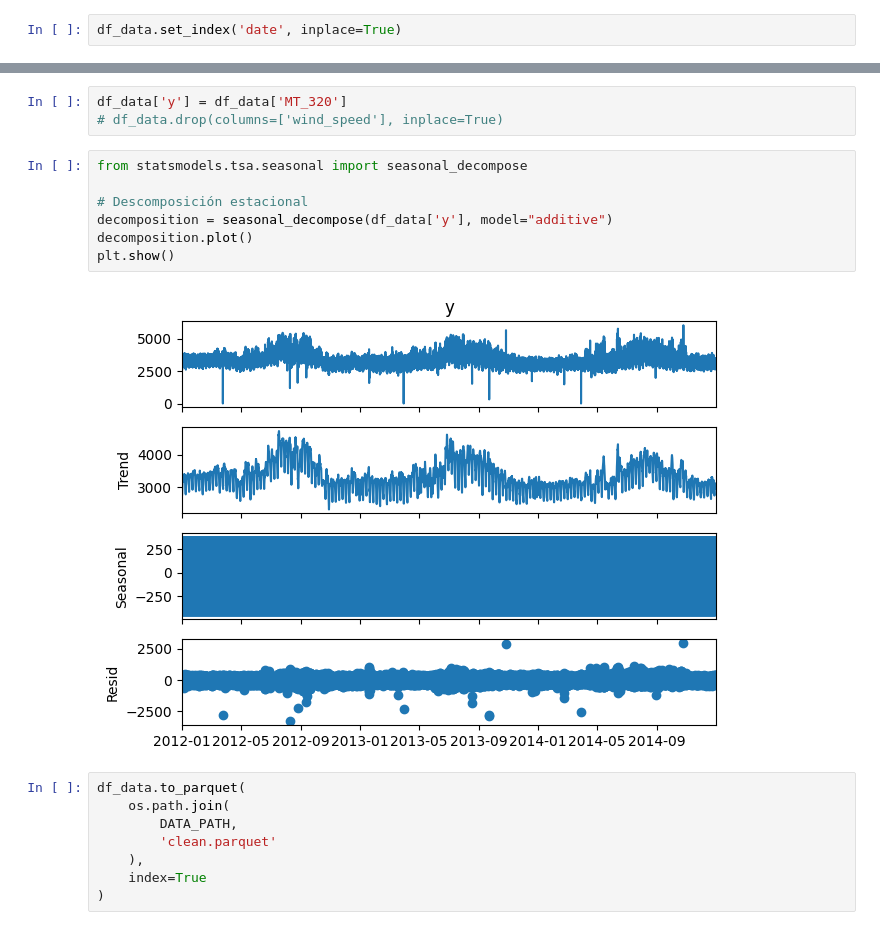
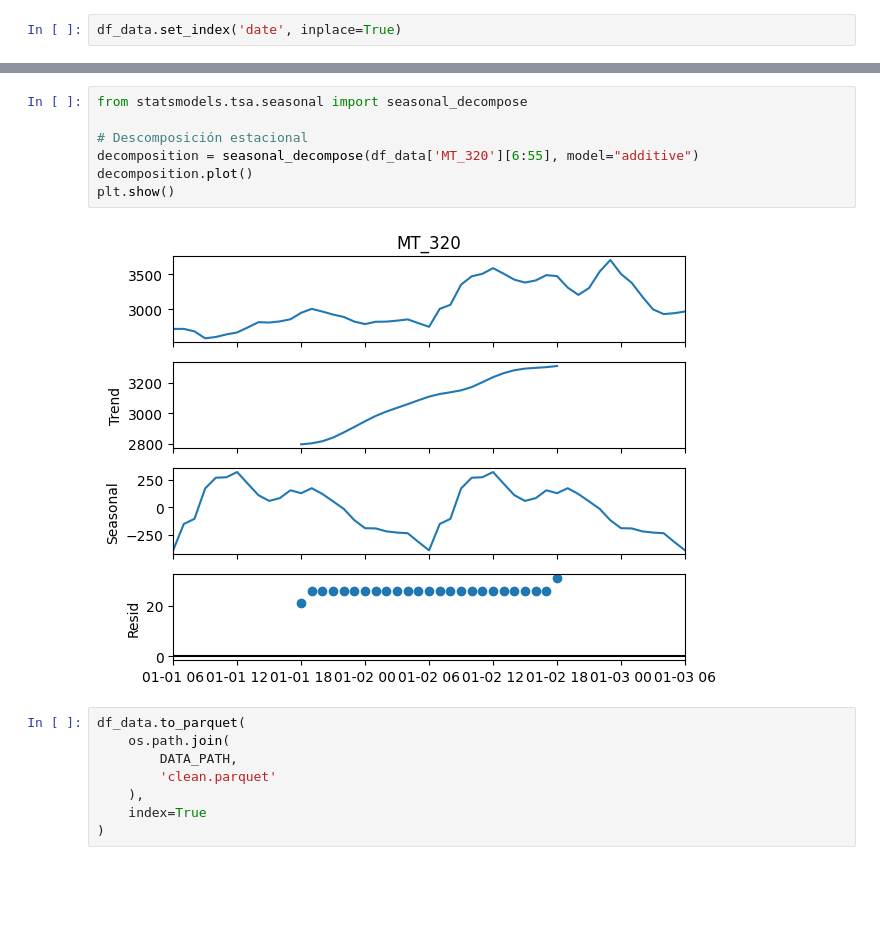
Before and after one commit to ari-dasci/S-DenoGrad, a Jupyter notebook: src/scripts/time_series/real/ECL/eda.ipynb, the cells around one changed output, grey strips where cells are left out. Saved outputs shown, nothing was run; the diff lists cells and outputs as text; blank space fills up the shorter version.

```diff
--- a/src/scripts/time_series/real/ECL/eda.ipynb
+++ b/src/scripts/time_series/real/ECL/eda.ipynb
@@ -114,15 +94,12 @@ Index(['MT_000', 'MT_001', 'MT_002', 'MT_003', 'MT_004', 'MT_005', 'MT_006',
-# %%
-df_data['y'] = df_data['MT_320']
-# df_data.drop(columns=['wind_speed'], inplace=True)
 # %%
 from statsmodels.tsa.seasonal import seasonal_decompose
 
 # Descomposición estacional
-decomposition = seasonal_decompose(df_data['y'], model="additive")
+decomposition = seasonal_decompose(df_data['MT_320'][6:55], model="additive")
 decomposition.plot()
 plt.show()
 # %% [output]
-[figure, old version]
+[figure, new version]
 # %%
 df_data.to_parquet(
     os.path.join(
```
Also changed, not shown: parts of 2 cells of this notebook, 15 other files.
